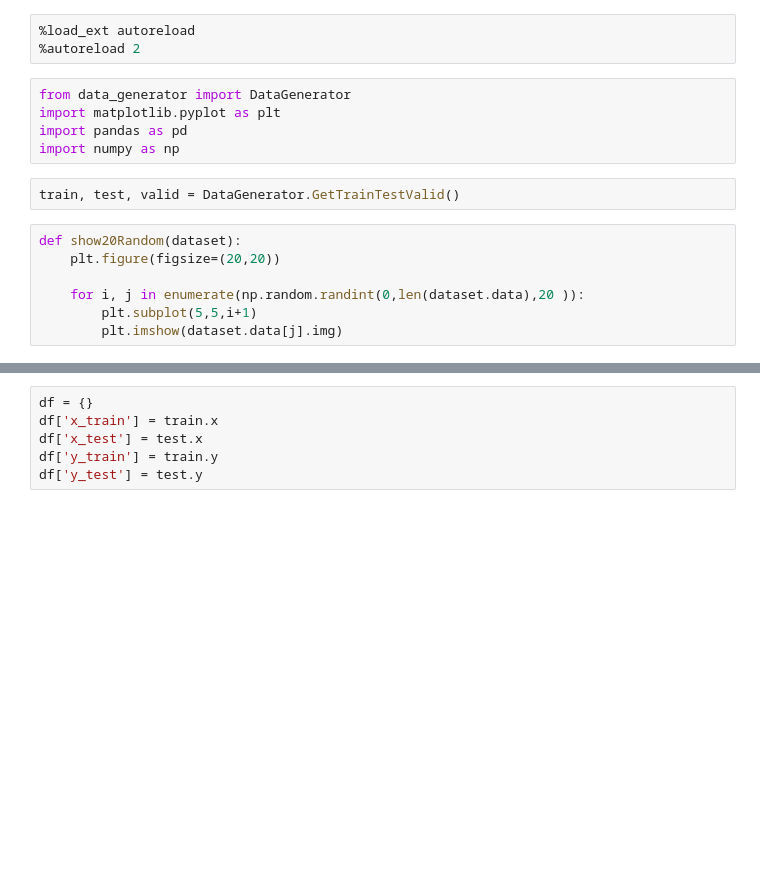
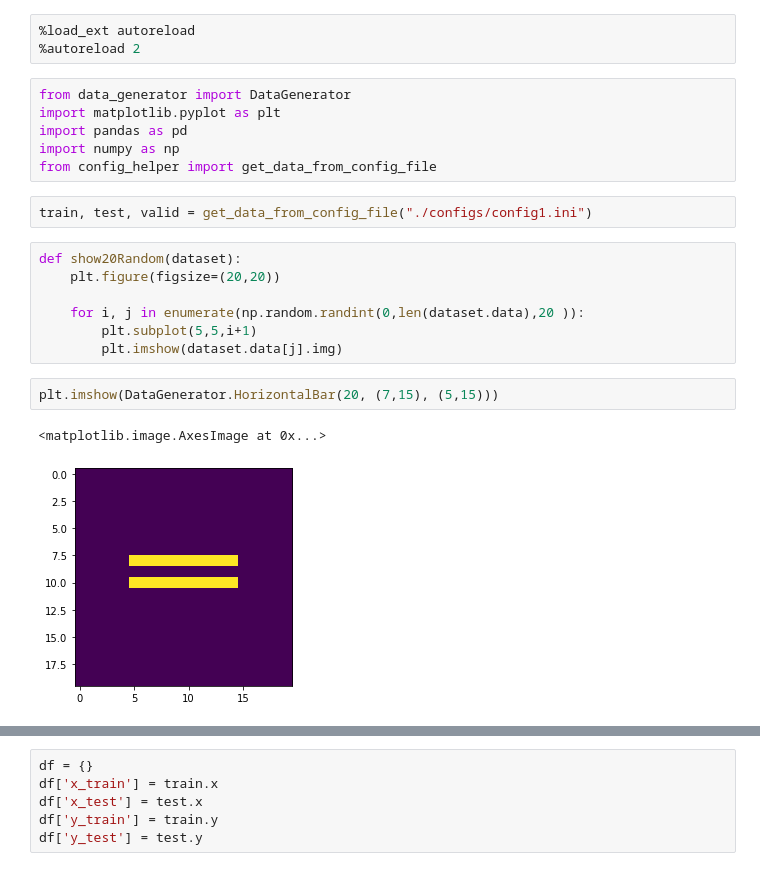
Before and after one commit to TechedLemur/IT3030, a Jupyter notebook: project1/image_show.ipynb, the cells around one changed output, grey strips where cells are left out. Drawn from its saved outputs; the diff is of its cells as text; blank space fills up the shorter version.

```diff
--- a/project1/image_show.ipynb
+++ b/project1/image_show.ipynb
@@ -6,8 +6,9 @@ from data_generator import DataGenerator
 import matplotlib.pyplot as plt
 import pandas as pd
 import numpy as np
+from config_helper import get_data_from_config_file
 # %%
-train, test, valid = DataGenerator.GetTrainTestValid()
+train, test, valid = get_data_from_config_file("./configs/config1.ini")
 # %%
 def show20Random(dataset):
     plt.figure(figsize=(20,20))
@@ -15,6 +16,11 @@ def show20Random(dataset):
     for i, j in enumerate(np.random.randint(0,len(dataset.data),20 )):
         plt.subplot(5,5,i+1)
         plt.imshow(dataset.data[j].img)
+# %%
+plt.imshow(DataGenerator.HorizontalBar(20, (7,15), (5,15)))
+# %% [output]
+<matplotlib.image.AxesImage at 0x...>
+[figure, added]
 # %%
 show20Random(train)
 # %% [output]
```
Also changed, not shown: parts of 1 cell of this notebook, 10 other files.
